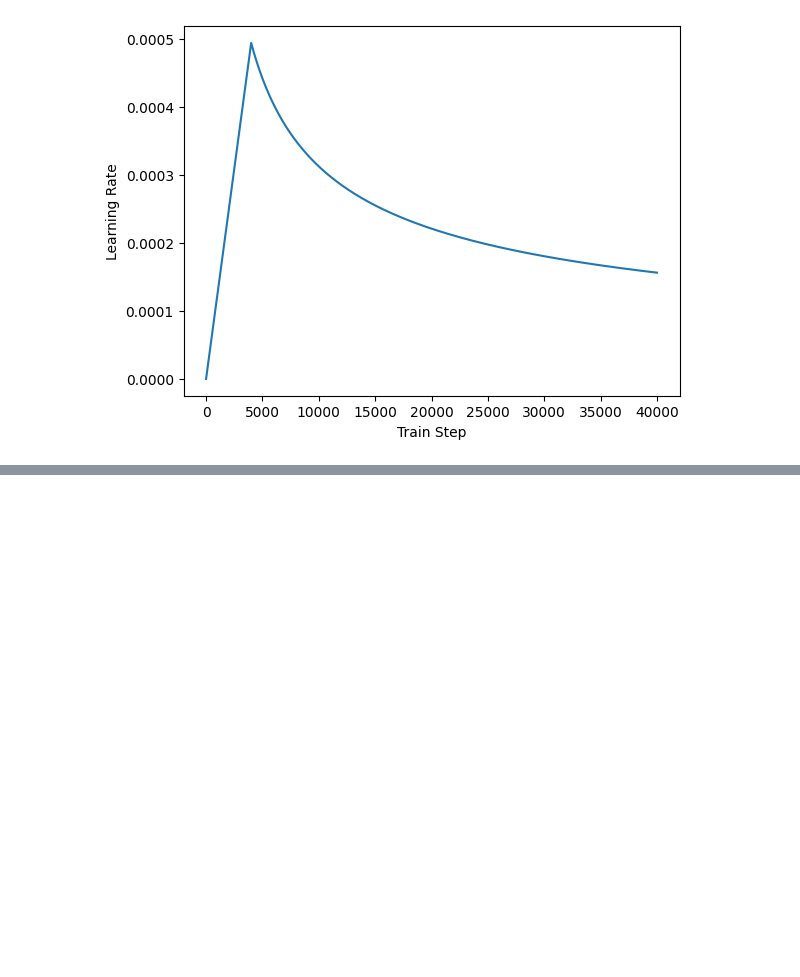
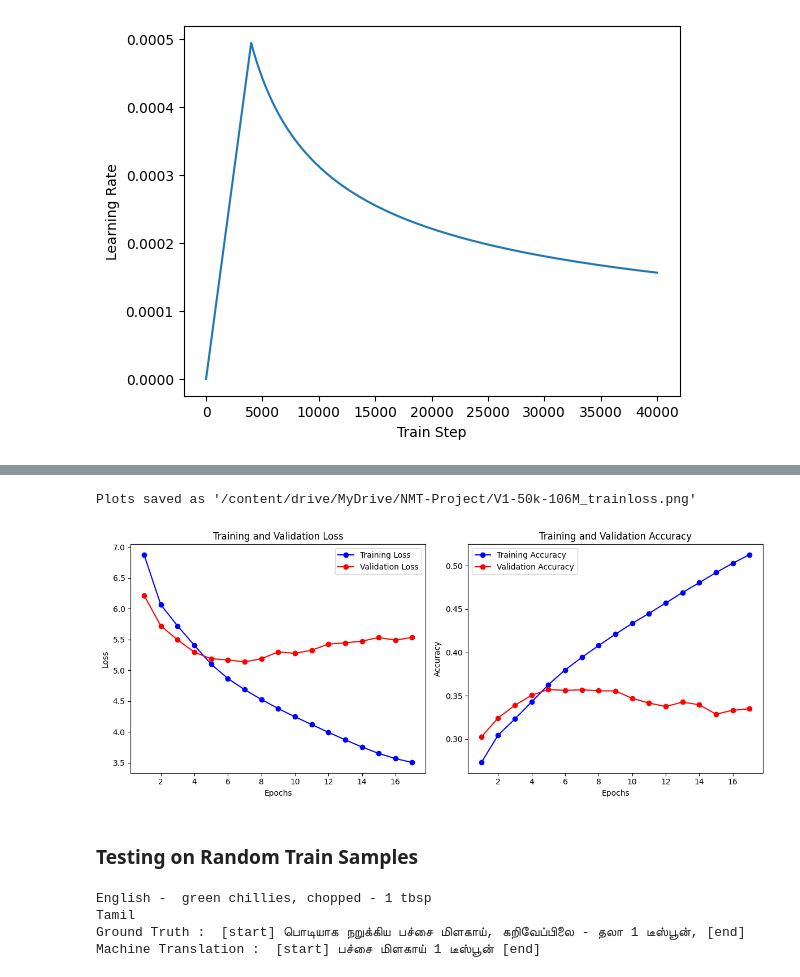
Before and after one commit to Hrithik2212/Neural-Machine-Translation--English-to-Tamil, a Jupyter notebook: 03_NMT_with_Attention_Tensorflow.ipynb, the cells around one changed output, grey strips where cells are left out. Drawn from its saved outputs; the diff is of its cells as text; code cells hidden in the pictures; blank space fills up the shorter version.

Commit message:
Model training completed , the model is doing pretty good for a very small vocab of 50k

```diff
--- a/03_NMT_with_Attention_Tensorflow.ipynb
+++ b/03_NMT_with_Attention_Tensorflow.ipynb
@@ -88,0 +97,3 @@ dataset.sample(5)
+# %%
+dataset = pd.read_csv('/content/drive/MyDrive/NMT-Project/data.csv')
+dataset.head()
@@ -157,7 +209,7 @@ def make_dataset(pairs):
 train_ds = make_dataset(train_pairs)
 test_ds = make_dataset(test_pairs)
 # %%
-for inputs, targets in train_ds.take(1):
+for inputs, targets in train_ds.take(2):
     print(f'inputs["encoder_inputs"].shape: {inputs["encoder_inputs"].shape}')
     print(f'inputs["decoder_inputs"].shape: {inputs["decoder_inputs"].shape}')
     print(f"targets.shape: {targets.shape}")
@@ -333,4 +383,7 @@ class CustomSchedule(tf.keras.optimizers.schedules.LearningRateSchedule):
     arg2 = step * (self.warmup_steps ** -1.5)
 
     return tf.math.rsqrt(self.d_model) * tf.math.minimum(arg1, arg2)
+
+  def get_config(self):
+    return {"d_model": self.d_model.numpy(), "warmup_steps": self.warmup_steps}
 # %%
@@ -356,6 +433,10 @@ transformer.compile(
 history = transformer.fit(train_ds,
                 epochs=epochs,
                 validation_data=test_ds ,
-                callbacks=[early_stopping] )
+                callbacks=[
+                      early_stopping ,
+                      model_checkpoint_callback ,
+                      csv_logger ,
+                      backup_callback ] )
 # %% [output]
 Epoch 1/30
@@ -378,3 +461,48 @@ Epoch 13/30
+# %%
+import os
+def plot_loss_and_accuracy(history, save_dir=None, filename=None):
+    # Extract the loss and accuracy values from the history object
+    loss = history.history['loss']
+    val_loss = history.history['val_loss']
+    accuracy = history.history['accuracy']
+    val_accuracy = history.history['val_accuracy']
+
+    # Get the number of epochs
+    epochs = range(1, len(loss) + 1)
+
+    # Plot training and validation loss
+    plt.figure(figsize=(12, 5))
+    plt.subplot(1, 2, 1)
+    plt.plot(epochs, loss, 'bo-', label='Training Loss')
+    plt.plot(epochs, val_loss, 'ro-', label='Validation Loss')
+    plt.title('Training and Validation Loss')
+    plt.xlabel('Epochs')
+    plt.ylabel('Loss')
+    plt.legend()
+
+    # Plot training and validation accuracy
+    plt.subplot(1, 2, 2)
+    plt.plot(epochs, accuracy, 'bo-', label='Training Accuracy')
+    plt.plot(epochs, val_accuracy, 'ro-', label='Validation Accuracy')
+    plt.title('Training and Validation Accuracy')
+    plt.xlabel('Epochs')
+    plt.ylabel('Accuracy')
+    plt.legend()
+
+    plt.tight_layout()
+
+    # Save the figure if save_dir and filename are provided
+    if save_dir and filename:
+        os.makedirs(save_dir, exist_ok=True)
+        save_path = os.path.join(save_dir, filename)
+        plt.savefig(save_path)
+        print(f"Plots saved as '{save_path}'")
+
+    plt.show()
+plot_loss_and_accuracy(history ,"/content/drive/MyDrive/NMT-Project", "V1-50k-106M_trainloss.png" )
+# %% [output]
+Plots saved as '/content/drive/MyDrive/NMT-Project/V1-50k-106M_trainloss.png'
+[figure, added]
 # %%
 tam_vocab = tam_vectorization.get_vocabulary()
 tam_index_lookup = dict(zip(range(len(tam_vocab)), tam_vocab))
@@ -394,3 +522,19 @@ def decode_sequence(input_sentence):
         if sampled_token == "[end]":
             break
     return decoded_sentence
+# %% [markdown]
+### Testing on Random Train Samples
+# %%
+# 1
+sample  = random.choice(train_pairs)
+input_sentence = sample[0]
+translated = decode_sequence(input_sentence)
+print('English - ' , input_sentence )
+print('Tamil' )
+print('Ground Truth : ', sample[1])
+print('Machine Translation : ' , translated )
+# %% [output]
+English -  green chillies, chopped - 1 tbsp
+Tamil
+Ground Truth :  [start] பொடியாக நறுக்கிய பச்சை மிளகாய், கறிவேப்பிலை - தலா 1 டீஸ்பூன், [end]
+Machine Translation :  [start] பச்சை மிளகாய் 1 டீஸ்பூன் [end]
```
Also changed, not shown: parts of 32 cells of this notebook.
